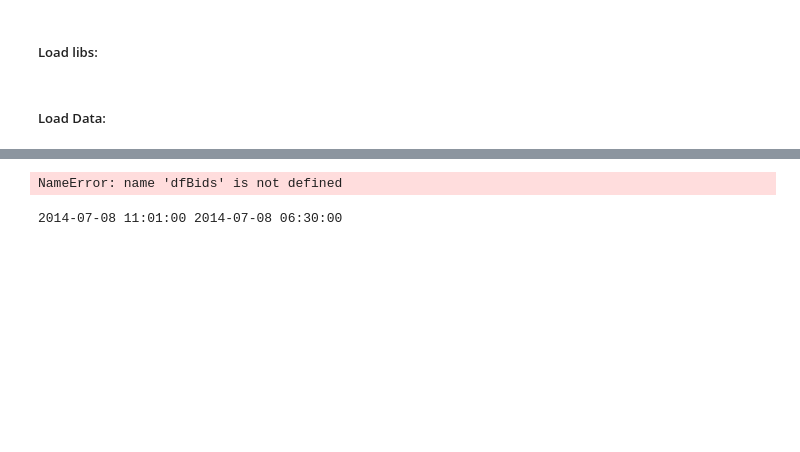
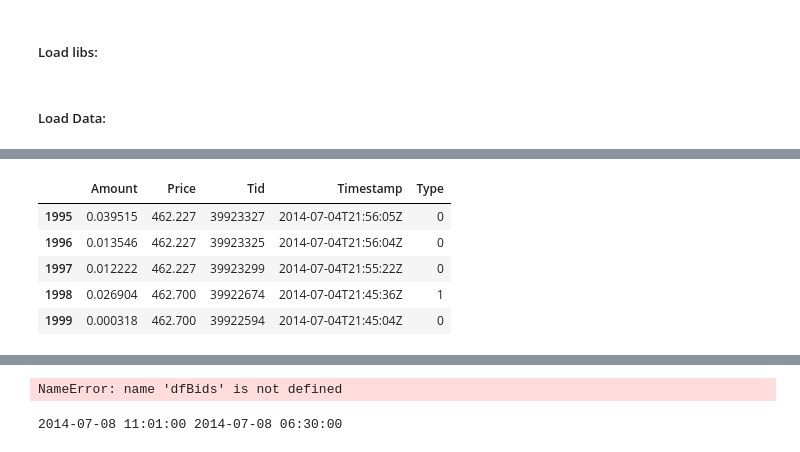
Before and after one commit to wuillou8/SuperRepository, a Jupyter notebook: JSBach/ANALYSIS/trader.ipynb, the cells around one changed output, grey strips where cells are left out. Drawn from its saved outputs; the diff is of its cells as text; code cells hidden in the pictures; blank space fills up the shorter version.

```diff
--- a/JSBach/ANALYSIS/trader.ipynb
+++ b/JSBach/ANALYSIS/trader.ipynb
@@ -32,0 +54,9 @@ dfbids = pd.DataFrame( json.load(open(bidsFile_)) )
+# %%
+dframe.tail()
+# %% [output]
+|  | Amount | Price | Tid | Timestamp | Type |
+| 1995 | 0.039515 | 462.227 | 39923327 | 2014-07-04T21:56:05Z | 0 |
+| 1996 | 0.013546 | 462.227 | 39923325 | 2014-07-04T21:56:04Z | 0 |
+| 1997 | 0.012222 | 462.227 | 39923299 | 2014-07-04T21:55:22Z | 0 |
+| 1998 | 0.026904 | 462.700 | 39922674 | 2014-07-04T21:45:36Z | 1 |
+| 1999 | 0.000318 | 462.700 | 39922594 | 2014-07-04T21:45:04Z | 0 |
```
Also changed, not shown: parts of 5 cells of this notebook, 5 other files.
